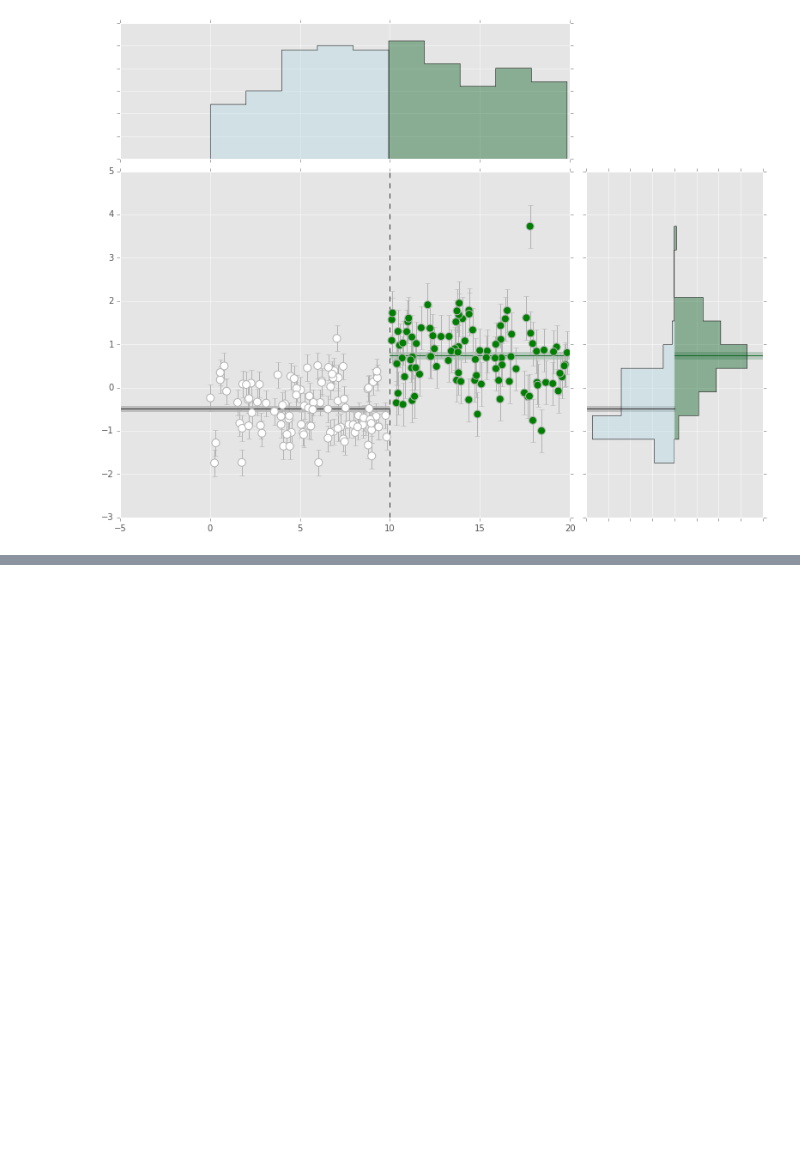
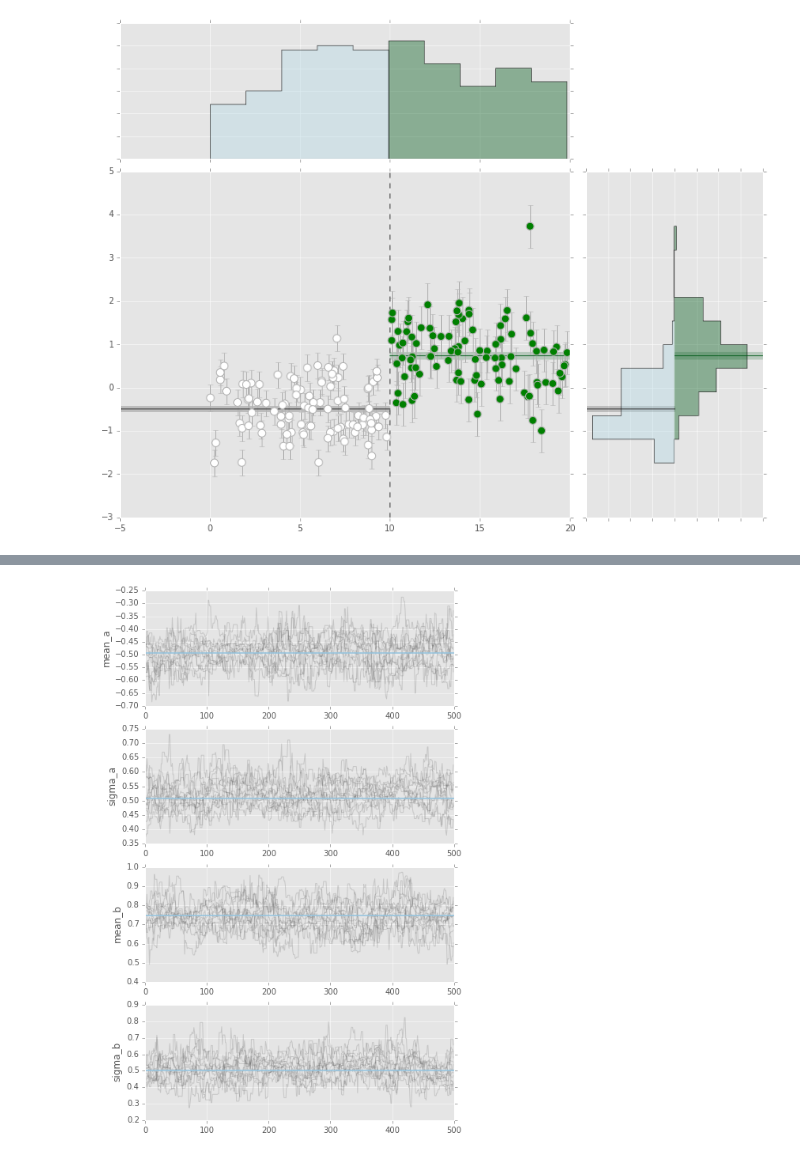
Before and after one commit to MickaelRigault/modefit, a Jupyter notebook: notebooks/Fitting Step on Mock Data.ipynb, the cells around one changed output, grey strips where cells are left out. Cells and saved outputs as stored; diff of their text form; code cells hidden in the pictures; blank space fills up the shorter version.

```diff
--- a/notebooks/Fitting Step on Mock Data.ipynb
+++ b/notebooks/Fitting Step on Mock Data.ipynb
@@ -197,0 +91,4 @@ print 2
+# %%
+step.mcmc.show_walkers()
+# %% [output]
+[figure, added]
```
Also changed, not shown: parts of 18 cells of this notebook, 3 other files.
